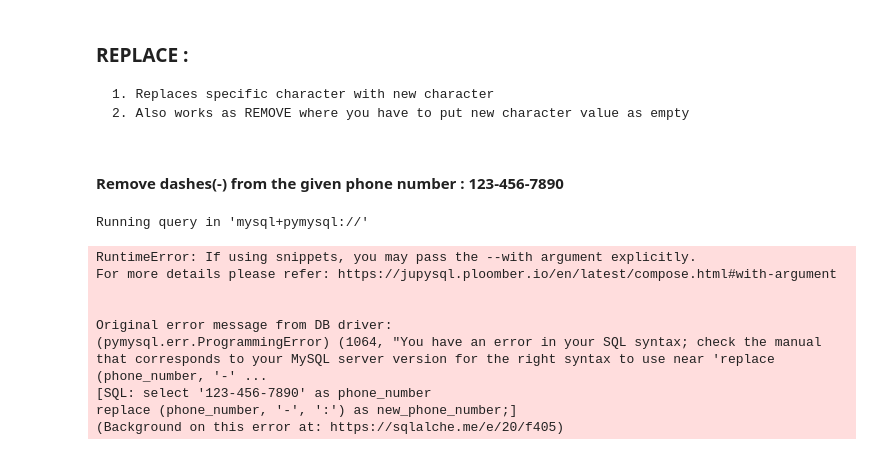
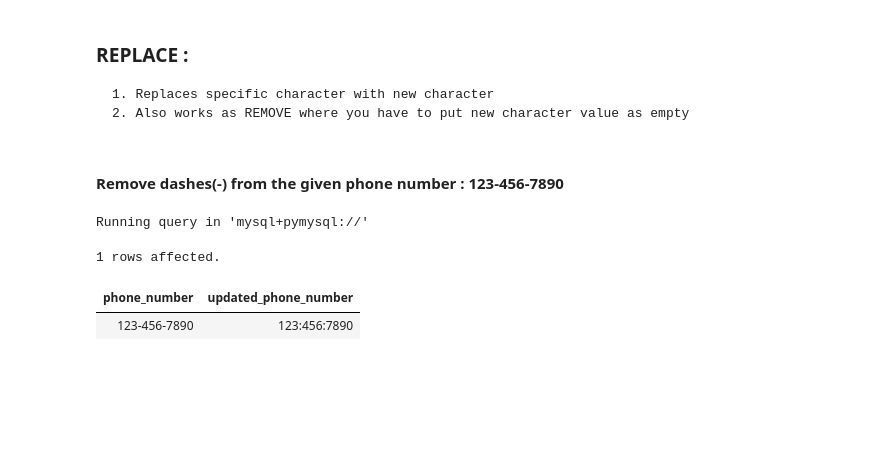
Before and after one commit to the-naman/Learn, a Jupyter notebook: SQL/SQL by Barra/My Notes/06. I - Row-Level Functions.ipynb, the cells around one changed output. Drawn from its saved outputs; the diff is of its cells as text; code cells hidden in the pictures; blank space fills up the shorter version.

```diff
--- a/SQL/SQL by Barra/My Notes/06. I - Row-Level Functions.ipynb
+++ b/SQL/SQL by Barra/My Notes/06. I - Row-Level Functions.ipynb
@@ -160,16 +160,10 @@ Running query in 'mysql+pymysql://'
 #### Remove dashes(-) from the given phone number : 123-456-7890
 # %%
 %%sql
-select '123-456-7890' as phone_number
-replace (phone_number, '-', ':') as new_phone_number;
+select '123-456-7890' as phone_number,
+replace ('123-456-7890', '-', ':') as updated_phone_number;
 # %% [output]
 Running query in 'mysql+pymysql://'
-RuntimeError: If using snippets, you may pass the --with argument explicitly.
-For more details please refer: https://jupysql.ploomber.io/en/latest/compose.html#with-argument
-
-
-Original error message from DB driver:
-(pymysql.err.ProgrammingError) (1064, "You have an error in your SQL syntax; check the manual that corresponds to your MySQL server version for the right syntax to use near 'replace (phone_number, '-' ...
-[SQL: select '123-456-7890' as phone_number
-replace (phone_number, '-', ':') as new_phone_number;]
-(Background on this error at: https://sqlalche.me/e/20/f405)
+1 rows affected.
+| phone_number | updated_phone_number |
+| 123-456-7890 | 123:456:7890 |
```
